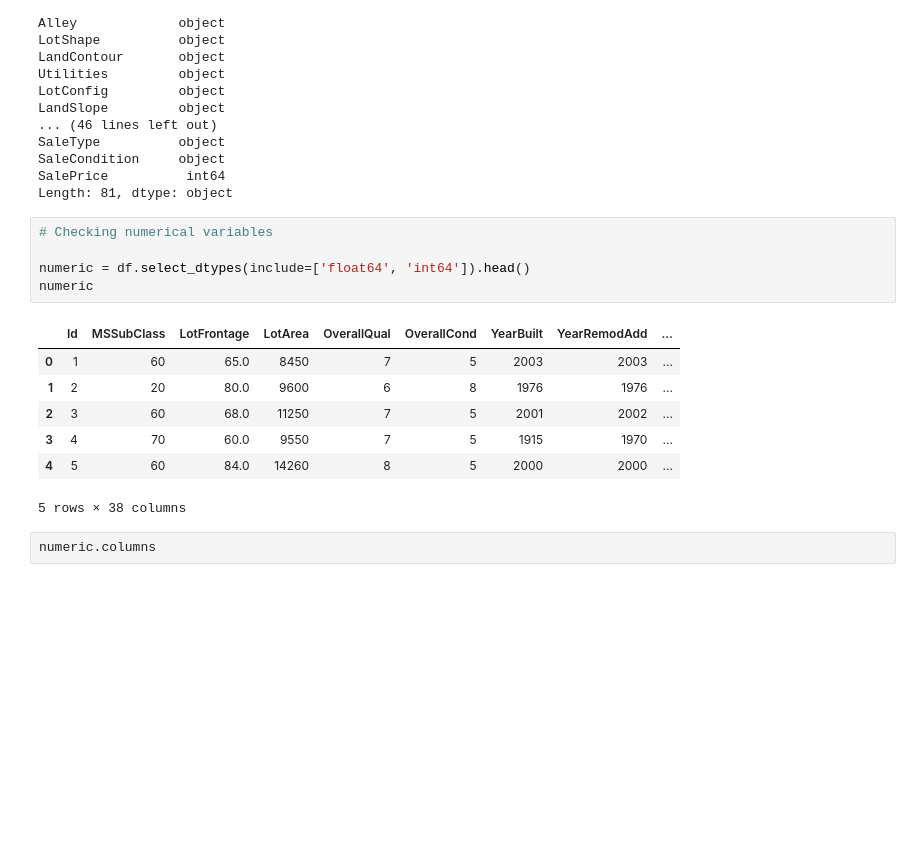
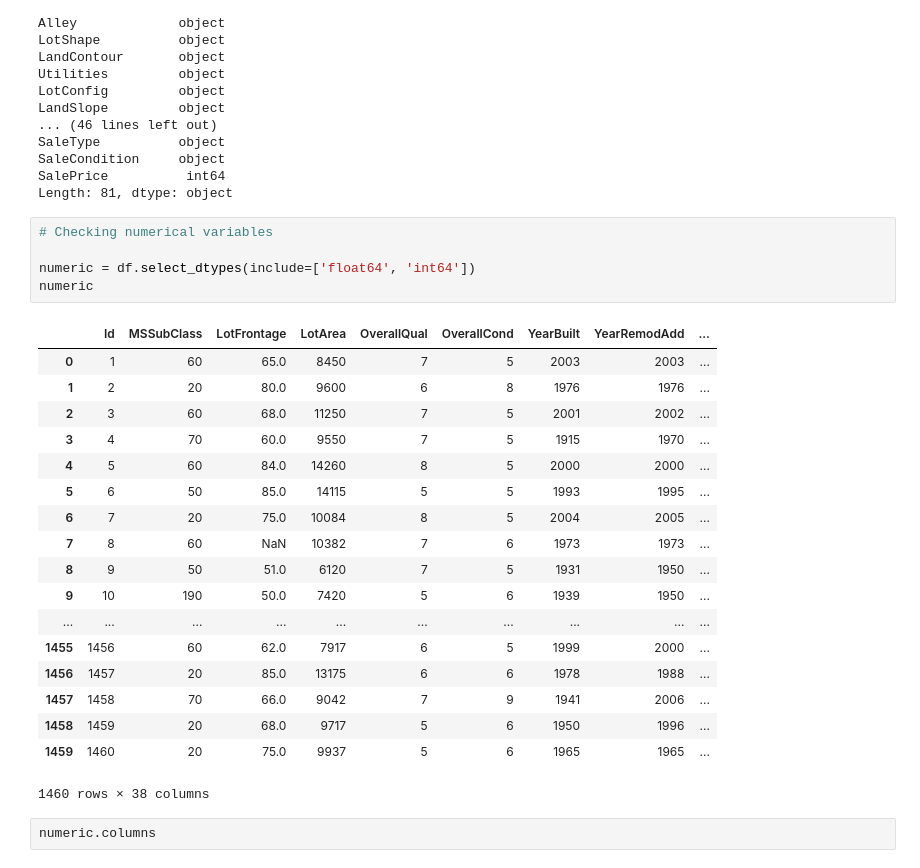
Before and after one commit to Laura-Foulon/data-labs, a Jupyter notebook: module-2/statistical-analysis-project/your-code/statistical-analysis.ipynb, the cells around one changed output. Drawn from its saved outputs; the diff is of its cells as text; blank space fills up the shorter version.

```diff
--- a/module-2/statistical-analysis-project/your-code/statistical-analysis.ipynb
+++ b/module-2/statistical-analysis-project/your-code/statistical-analysis.ipynb
@@ -94,16 +92,27 @@ Length: 81, dtype: object
 # %%
 # Checking numerical variables
 
-numeric = df.select_dtypes(include=['float64', 'int64']).head()
+numeric = df.select_dtypes(include=['float64', 'int64'])
 numeric
 # %% [output]
 |  | Id | MSSubClass | LotFrontage | LotArea | OverallQual | OverallCond | YearBuilt | YearRemodAdd | ... |
 | 0 | 1 | 60 | 65.0 | 8450 | 7 | 5 | 2003 | 2003 | ... |
 | 1 | 2 | 20 | 80.0 | 9600 | 6 | 8 | 1976 | 1976 | ... |
 | 2 | 3 | 60 | 68.0 | 11250 | 7 | 5 | 2001 | 2002 | ... |
 | 3 | 4 | 70 | 60.0 | 9550 | 7 | 5 | 1915 | 1970 | ... |
 | 4 | 5 | 60 | 84.0 | 14260 | 8 | 5 | 2000 | 2000 | ... |
+| 5 | 6 | 50 | 85.0 | 14115 | 5 | 5 | 1993 | 1995 | ... |
+| 6 | 7 | 20 | 75.0 | 10084 | 8 | 5 | 2004 | 2005 | ... |
+| 7 | 8 | 60 | NaN | 10382 | 7 | 6 | 1973 | 1973 | ... |
+| 8 | 9 | 50 | 51.0 | 6120 | 7 | 5 | 1931 | 1950 | ... |
+| 9 | 10 | 190 | 50.0 | 7420 | 5 | 6 | 1939 | 1950 | ... |
+| ... | ... | ... | ... | ... | ... | ... | ... | ... | ... |
+| 1455 | 1456 | 60 | 62.0 | 7917 | 6 | 5 | 1999 | 2000 | ... |
+| 1456 | 1457 | 20 | 85.0 | 13175 | 6 | 6 | 1978 | 1988 | ... |
+| 1457 | 1458 | 70 | 66.0 | 9042 | 7 | 9 | 1941 | 2006 | ... |
+| 1458 | 1459 | 20 | 68.0 | 9717 | 5 | 6 | 1950 | 1996 | ... |
+| 1459 | 1460 | 20 | 75.0 | 9937 | 5 | 6 | 1965 | 1965 | ... |
-5 rows × 38 columns
+1460 rows × 38 columns
 # %%
 numeric.columns
 # %% [output]
```
Also changed, not shown: parts of 36 cells of this notebook, 1 other file.
